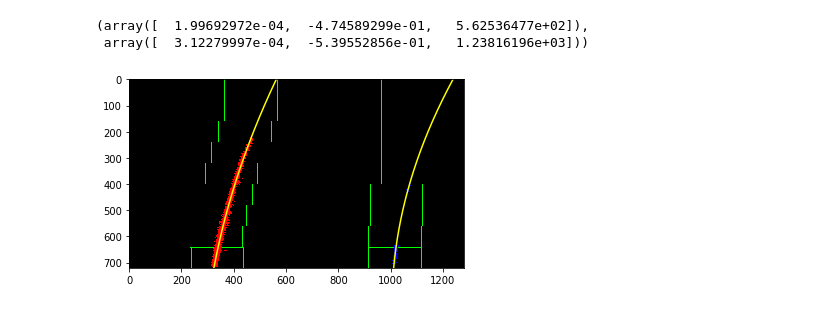
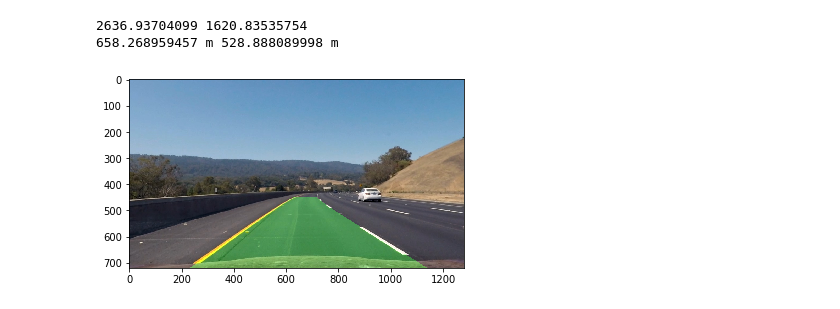
Before and after one commit to royxue/self-driving, a Jupyter notebook: adv_lane/visual_debug.ipynb, the cells around one changed output. Drawn from its saved outputs; the diff is of its cells as text; code cells hidden in the pictures.

```diff
--- a/adv_lane/visual_debug.ipynb
+++ b/adv_lane/visual_debug.ipynb
@@ -150,7 +116,7 @@ def sliding_window_search(binary_warped):
     # Take a histogram of the bottom half of the image
     histogram = np.sum(binary_warped[int(binary_warped.shape[0]/2):,:], axis=0)
 
-    out_img = np.dstack((binary_warped, binary_warped, binary_warped))*255
+#     out_img = np.dstack((binary_warped, binary_warped, binary_warped))*255
 
     # Find the peak of the left and right halves of the histogram for start
     midpoint = np.int(histogram.shape[0]/2)
@@ -189,8 +155,8 @@ def sliding_window_search(binary_warped):
         win_xright_low = rightx_current - margin
         win_xright_high = rightx_current + margin
         # Draw the windows on the visualization image
-        cv2.rectangle(out_img,(win_xleft_low,win_y_low),(win_xleft_high,win_y_high),(0,255,0), 2)
-        cv2.rectangle(out_img,(win_xright_low,win_y_low),(win_xright_high,win_y_high),(0,255,0), 2)
+#         cv2.rectangle(out_img,(win_xleft_low,win_y_low),(win_xleft_high,win_y_high),(0,255,0), 2)
+#         cv2.rectangle(out_img,(win_xright_low,win_y_low),(win_xright_high,win_y_high),(0,255,0), 2)
         # Identify the nonzero pixels in x and y within the window
         good_left_inds = ((nonzeroy >= win_y_low) & (nonzeroy < win_y_high) & (nonzerox >= win_xleft_low) & (nonzerox < win_xleft_high)).nonzero()[0]
         good_right_inds = ((nonzeroy >= win_y_low) & (nonzeroy < win_y_high) & (nonzerox >= win_xright_low) & (nonzerox < win_xright_high)).nonzero()[0]
@@ -217,25 +183,5 @@ def sliding_window_search(binary_warped):
     left_fit = np.polyfit(lefty, leftx, 2)
     right_fit = np.polyfit(righty, rightx, 2)
 
-    # Generate x and y values for plotting
-    # Create an output image to draw on and  visualize the result
-    ploty = np.linspace(0, binary_warped.shape[0]-1, binary_warped.shape[0] )
-    left_fitx = left_fit[0]*ploty**2 + left_fit[1]*ploty + left_fit[2]
-    right_fitx = right_fit[0]*ploty**2 + right_fit[1]*ploty + right_fit[2]
-
-    out_img[nonzeroy[left_lane_inds], nonzerox[left_lane_inds]] = [255, 0, 0]
-    out_img[nonzeroy[right_lane_inds], nonzerox[right_lane_inds]] = [0, 0, 255]
-    plt.imshow(out_img)
-    plt.plot(left_fitx, ploty, color='yellow')
-    plt.plot(right_fitx, ploty, color='yellow')
-    plt.xlim(0, 1280)
-    plt.ylim(720, 0)
-
     return left_fit, right_fit
-
-sliding_window_search(warp)
-# %% [output]
-(array([  1.99692972e-04,  -4.74589299e-01,   5.62536477e+02]),
- array([  3.12279997e-04,  -5.39552856e-01,   1.23816196e+03]))
-[figure, removed]
 # %%
@@ -290,0 +266,30 @@ def sliding_window_search_with_preknown(binary_warped, left_fit, right_fit)
+# %%
+def main():
+    test = cv2.imread('./test1.jpg')
+    objp, imgp = cal_calib_points('./camera_cal/calibration*.jpg')
+    undist = cal_undistort(test, objp, imgp)
+
+    thresh_s = (120, 255)
+    thresh_sx = (20, 100)
+    thresh_sy = (20, 100)
+    thresh_mag = (0, 255)
+    thresh_gdir = (0, np.pi/2)
+    com = cal_thresh_img(undist, thresh_s, thresh_sx, thresh_sy, thresh_mag, thresh_gdir)
+
+    src = np.float32([[200, 720], [1100, 720], [595, 450], [685, 450]])
+    dst = np.float32([[300, 720], [980, 720], [300, 0], [980, 0]])
+    warped = warper(com, src, dst)
+
+    left_fit, right_fit = sliding_window_search(warped)
+
+    res = vis(undist, warped, left_fit, right_fit, src, dst)
+
+    cal_curvance(warped, left_fit, right_fit)
+
+    plt.imshow(res)
+# %%
+main()
+# %% [output]
+2636.93704099 1620.83535754
+658.268959457 m 528.888089998 m
+[figure, added]
```
Also changed, not shown: parts of 8 cells of this notebook, 27 other files.
